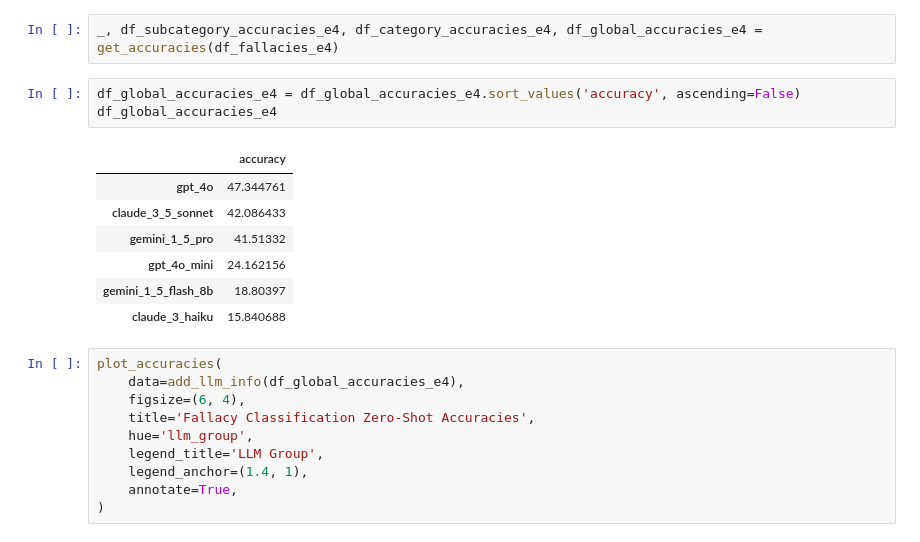
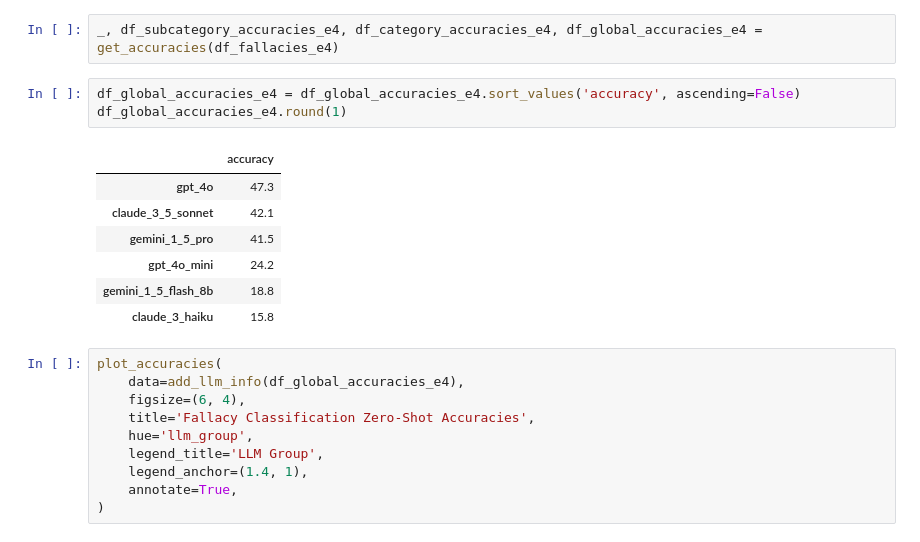
Before and after one commit to aimfeld/fallacy-detection, a Jupyter notebook: fallacy-classification.ipynb, the cells around one changed output. Cells and saved outputs as stored; diff of their text form.

```diff
--- a/fallacy-classification.ipynb
+++ b/fallacy-classification.ipynb
@@ -68,15 +71,15 @@ memory usage: 340.0+ KB
 _, df_subcategory_accuracies_e4, df_category_accuracies_e4, df_global_accuracies_e4 = get_accuracies(df_fallacies_e4)
 # %%
 df_global_accuracies_e4 = df_global_accuracies_e4.sort_values('accuracy', ascending=False)
-df_global_accuracies_e4
+df_global_accuracies_e4.round(1)
 # %% [output]
 |  | accuracy |
-| gpt_4o | 47.344761 |
-| claude_3_5_sonnet | 42.086433 |
-| gemini_1_5_pro | 41.51332 |
-| gpt_4o_mini | 24.162156 |
-| gemini_1_5_flash_8b | 18.80397 |
-| claude_3_haiku | 15.840688 |
+| gpt_4o | 47.3 |
+| claude_3_5_sonnet | 42.1 |
+| gemini_1_5_pro | 41.5 |
+| gpt_4o_mini | 24.2 |
+| gemini_1_5_flash_8b | 18.8 |
+| claude_3_haiku | 15.8 |
 # %%
 plot_accuracies(
     data=add_llm_info(df_global_accuracies_e4),
```
Also changed, not shown: parts of 21 cells of this notebook, 7 other files.
